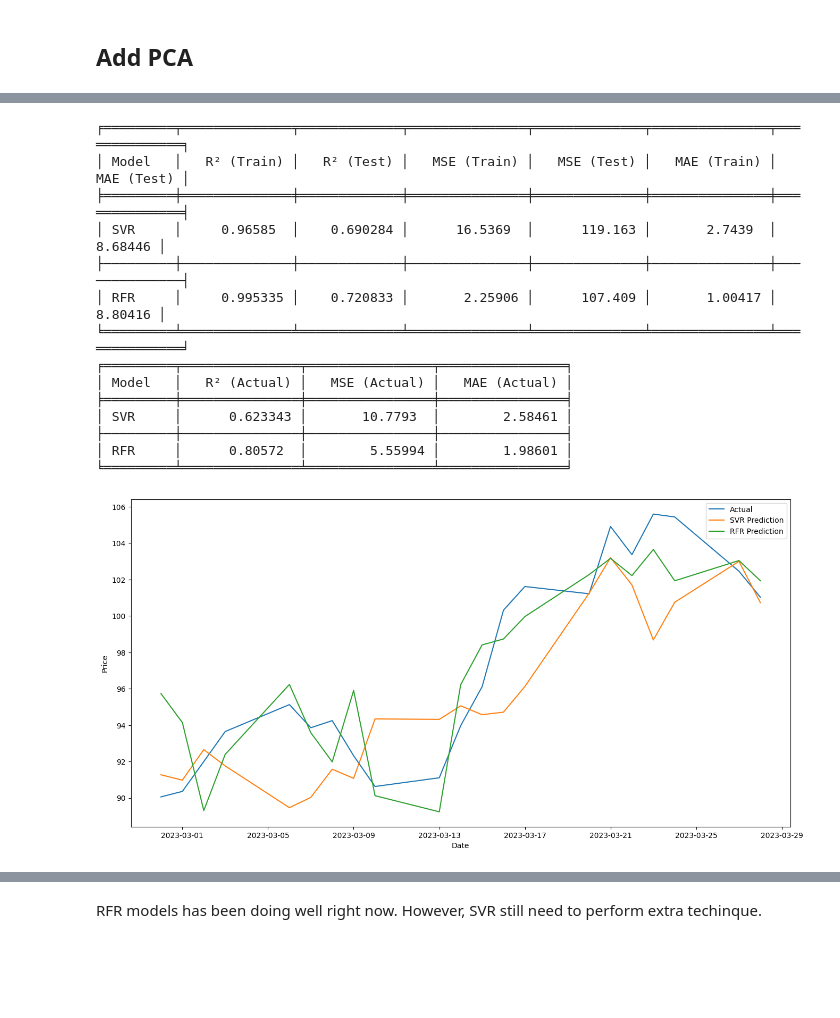
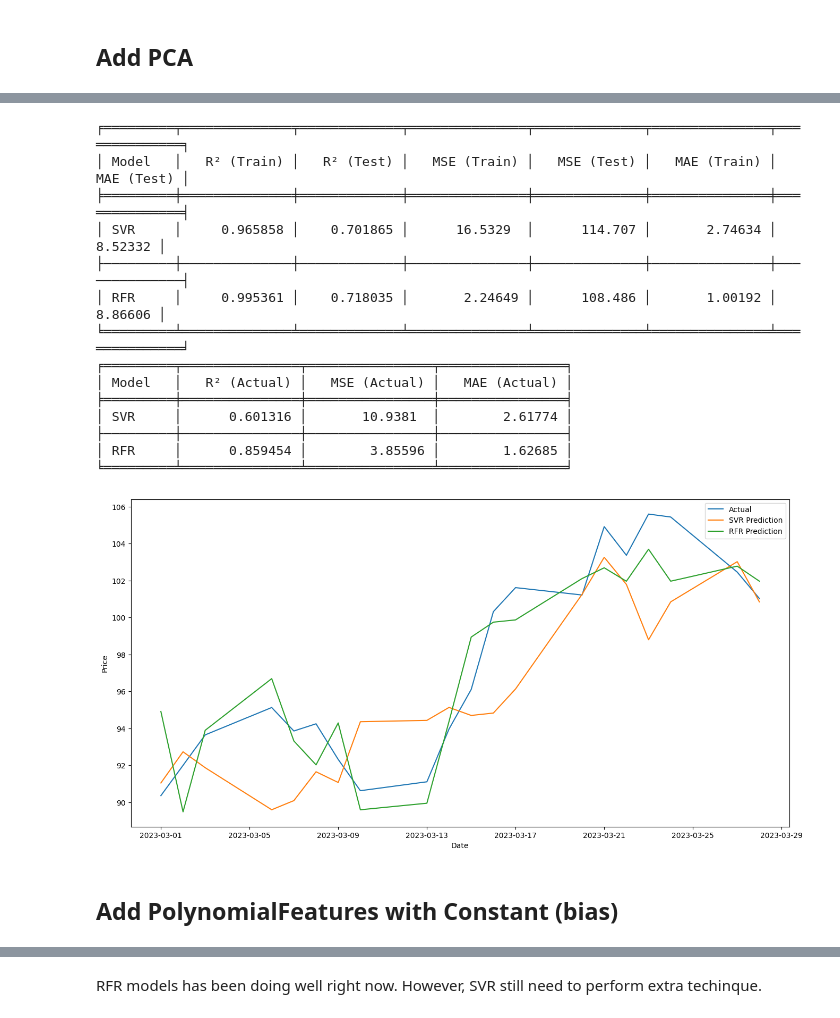
Before and after one commit to RonKu01/Stock_Market_Price_Prediction_System, a Jupyter notebook: new_fyp.ipynb, the cells around one changed output, grey strips where cells are left out. Drawn from its saved outputs; the diff is of its cells as text; code cells hidden in the pictures; blank space fills up the shorter version.

```diff
--- a/new_fyp.ipynb
+++ b/new_fyp.ipynb
@@ -750,14 +630,10 @@ scaler = MinMaxScaler(feature_range=(0, 1))
 X_train = scaler.fit_transform(X_train)
 X_test = scaler.transform(X_test)
 
-# Fit the SVR model with a constant term
-X_train_with_const = np.c_[X_train, np.ones(X_train.shape[0])]
-X_test_with_const = np.c_[X_test, np.ones(X_test.shape[0])]
-
 # Apply PolynomialFeatures to the data
 poly = PolynomialFeatures(degree=3, include_bias=False)
-X_train_poly = poly.fit_transform(X_train_with_const)
-X_test_poly = poly.transform(X_test_with_const)
+X_train_poly = poly.fit_transform(X_train)
+X_test_poly = poly.transform(X_test)
 
 # Build SVR model
 svr_model = SVR(kernel='linear', C=10, gamma='auto')
@@ -782,8 +658,7 @@ last_n_days_df = pd.DataFrame(
     last_n_days, columns=X.columns)
 
 X_pred = scaler.transform(last_n_days_df)
-X_pred_with_const = np.c_[X_pred, np.ones(X_pred.shape[0])]
-X_pred_poly = poly.transform(X_pred_with_const)
+X_pred_poly = poly.transform(X_pred)
 
 # Make predictions for the next 30 days using the SVR & RFR model
 y_svr_pred = svr_model.predict(X_pred_poly)
@@ -812,35 +687,37 @@ mae_rfr_actual = mean_absolute_error(
     df_combined['Close'], df_combined['RFR Prediction'])
 
 # Create a table to display the evaluation metrics for both SVR and RFR models
 table = [["Model", "R² (Actual)", "MSE (Actual)", "MAE (Actual)"],
          ["SVR", r2_svr_actual, mse_svr_actual, mae_svr_actual],
          ["RFR", r2_rfr_actual, mse_rfr_actual, mae_rfr_actual]]
 print(tabulate(table, headers="firstrow", tablefmt="fancy_grid"))
 
 # Plot the actual price and the predictions
 plt.figure(figsize=(16, 8))
 plt.plot(df_combined.index, df_combined['Close'], label='Actual')
 plt.plot(df_combined.index,
          df_combined['SVR Prediction'], label='SVR Prediction')
 plt.plot(df_combined.index,
          df_combined['RFR Prediction'], label='RFR Prediction')
 plt.xlabel('Date')
 plt.ylabel('Price')
 plt.legend()
 plt.show()
 # %% [output]
 ╒═════════╤══════════════╤═════════════╤═══════════════╤══════════════╤═══════════════╤══════════════╕
 │ Model   │   R² (Train) │   R² (Test) │   MSE (Train) │   MSE (Test) │   MAE (Train) │   MAE (Test) │
 ╞═════════╪══════════════╪═════════════╪═══════════════╪══════════════╪═══════════════╪══════════════╡
-│ SVR     │     0.96585  │    0.690284 │      16.5369  │      119.163 │       2.7439  │      8.68446 │
+│ SVR     │     0.965858 │    0.701865 │      16.5329  │      114.707 │       2.74634 │      8.52332 │
 ├─────────┼──────────────┼─────────────┼───────────────┼──────────────┼───────────────┼──────────────┤
-│ RFR     │     0.995335 │    0.720833 │       2.25906 │      107.409 │       1.00417 │      8.80416 │
+│ RFR     │     0.995361 │    0.718035 │       2.24649 │      108.486 │       1.00192 │      8.86606 │
 ╘═════════╧══════════════╧═════════════╧═══════════════╧══════════════╧═══════════════╧══════════════╛
 ╒═════════╤═══════════════╤════════════════╤════════════════╕
 │ Model   │   R² (Actual) │   MSE (Actual) │   MAE (Actual) │
 ╞═════════╪═══════════════╪════════════════╪════════════════╡
-│ SVR     │      0.623343 │       10.7793  │        2.58461 │
+│ SVR     │      0.601316 │       10.9381  │        2.61774 │
 ├─────────┼───────────────┼────────────────┼────────────────┤
-│ RFR     │      0.80572  │        5.55994 │        1.98601 │
+│ RFR     │      0.859454 │        3.85596 │        1.62685 │
 ╘═════════╧═══════════════╧════════════════╧════════════════╛
-[figure, old version]
+[figure, new version]
+# %% [markdown]
+## Add PolynomialFeatures with Constant (bias)
```
Also changed, not shown: parts of 25 cells of this notebook.
